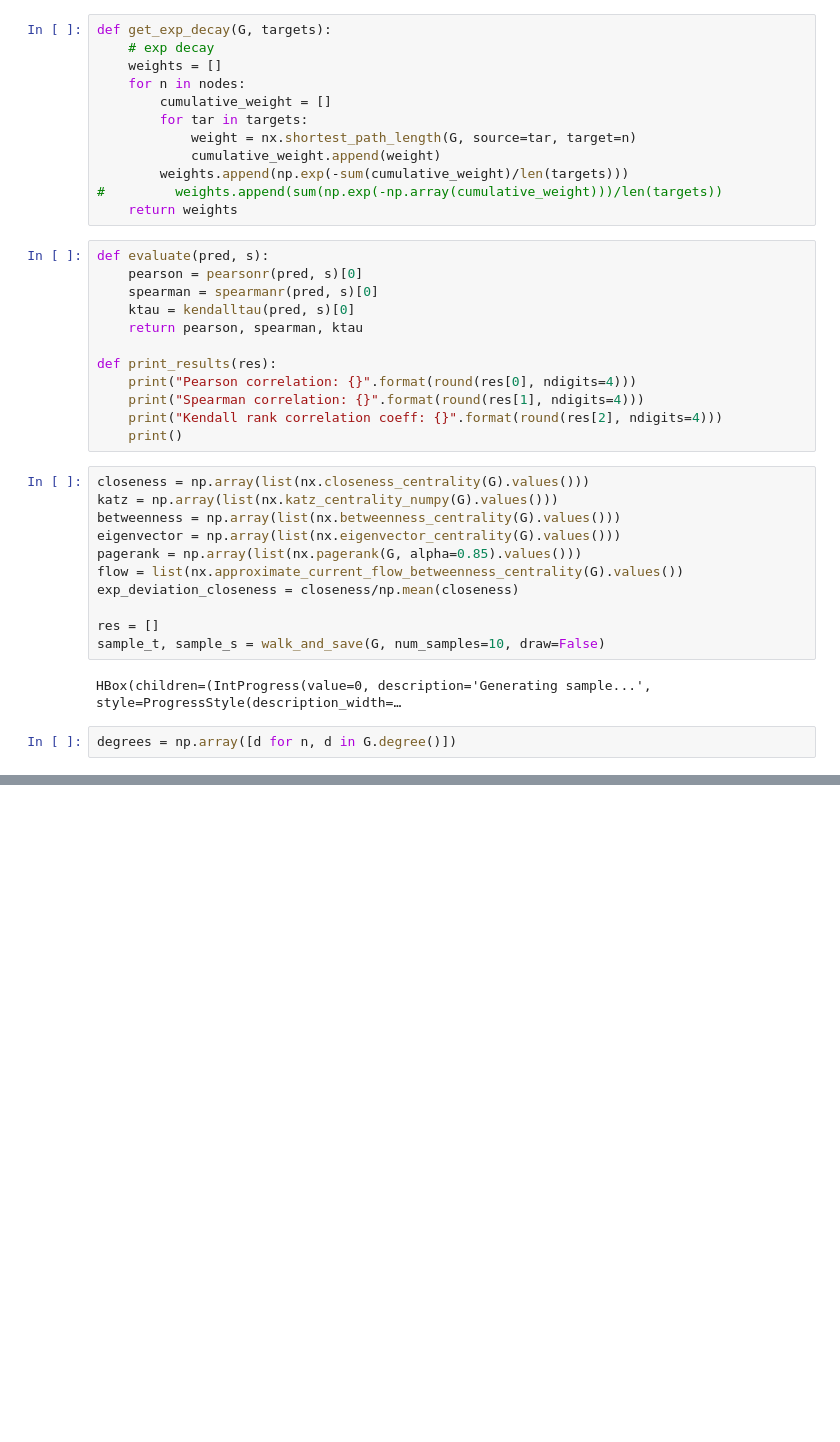
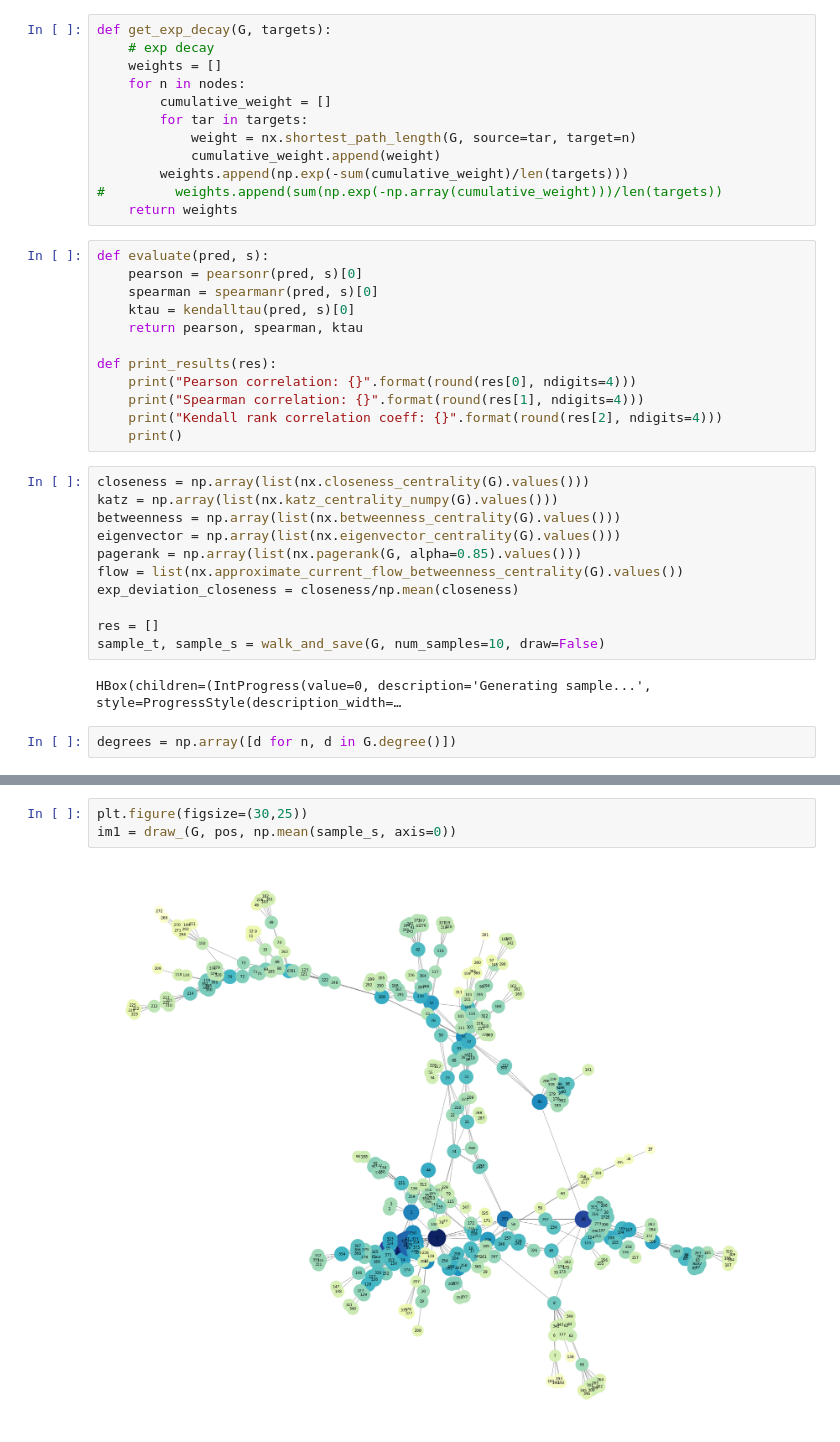
Before and after one commit to kimaril/networksch, a Jupyter notebook: notebooks/Activation Prediction.ipynb, the cells around one changed output, grey strips where cells are left out. Cells and saved outputs as stored; diff of their text form; blank space fills up the shorter version.

Commit message:
Graphics added

```diff
--- a/notebooks/Activation Prediction.ipynb
+++ b/notebooks/Activation Prediction.ipynb
@@ -181,0 +180,5 @@ array([0.96226767, 0.92033331, 0.79571382])
+# %%
+plt.figure(figsize=(30,25))
+im1 = draw_(G, pos, np.mean(sample_s, axis=0))
+# %% [output]
+[figure, added]
```
Also changed, not shown: parts of 6 cells of this notebook.
